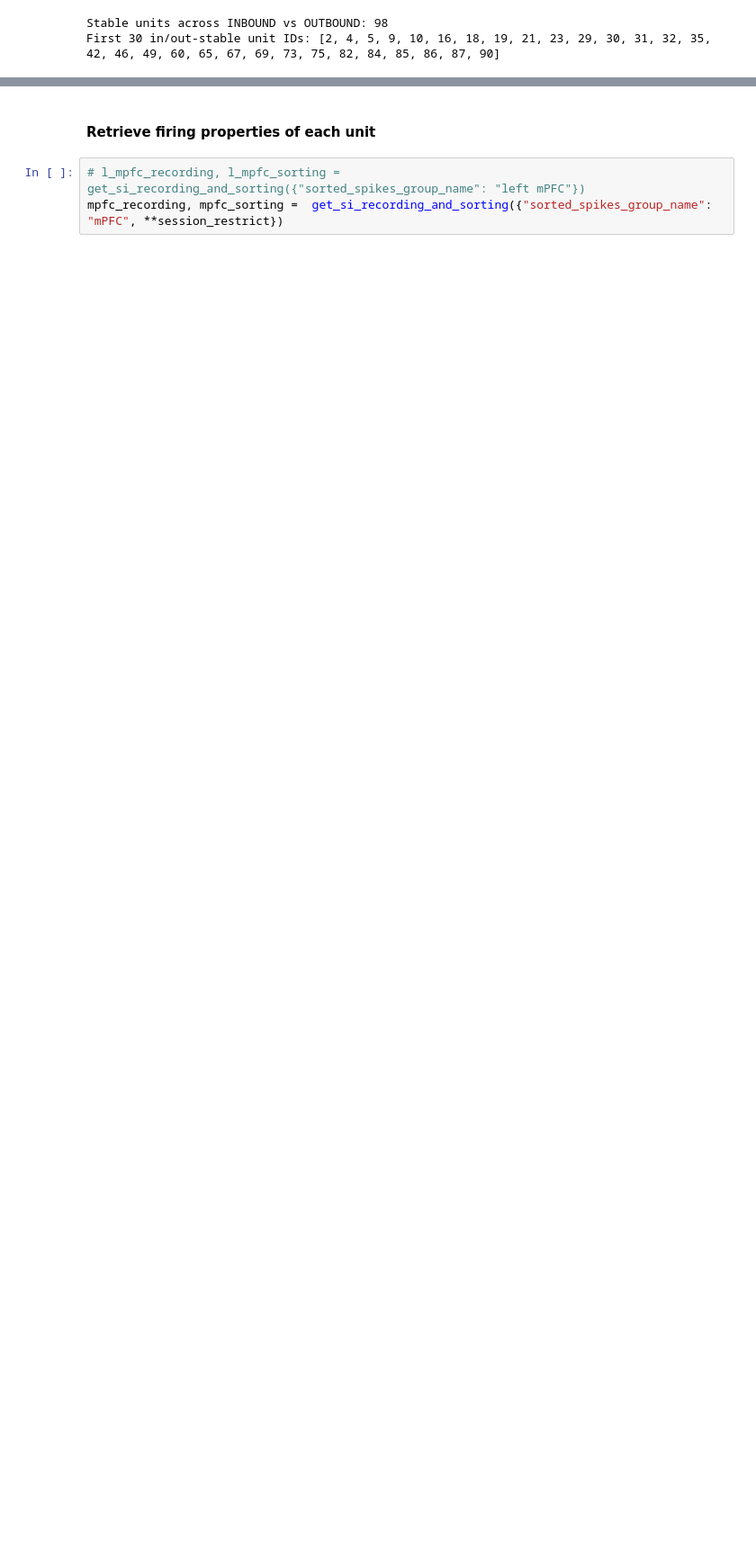
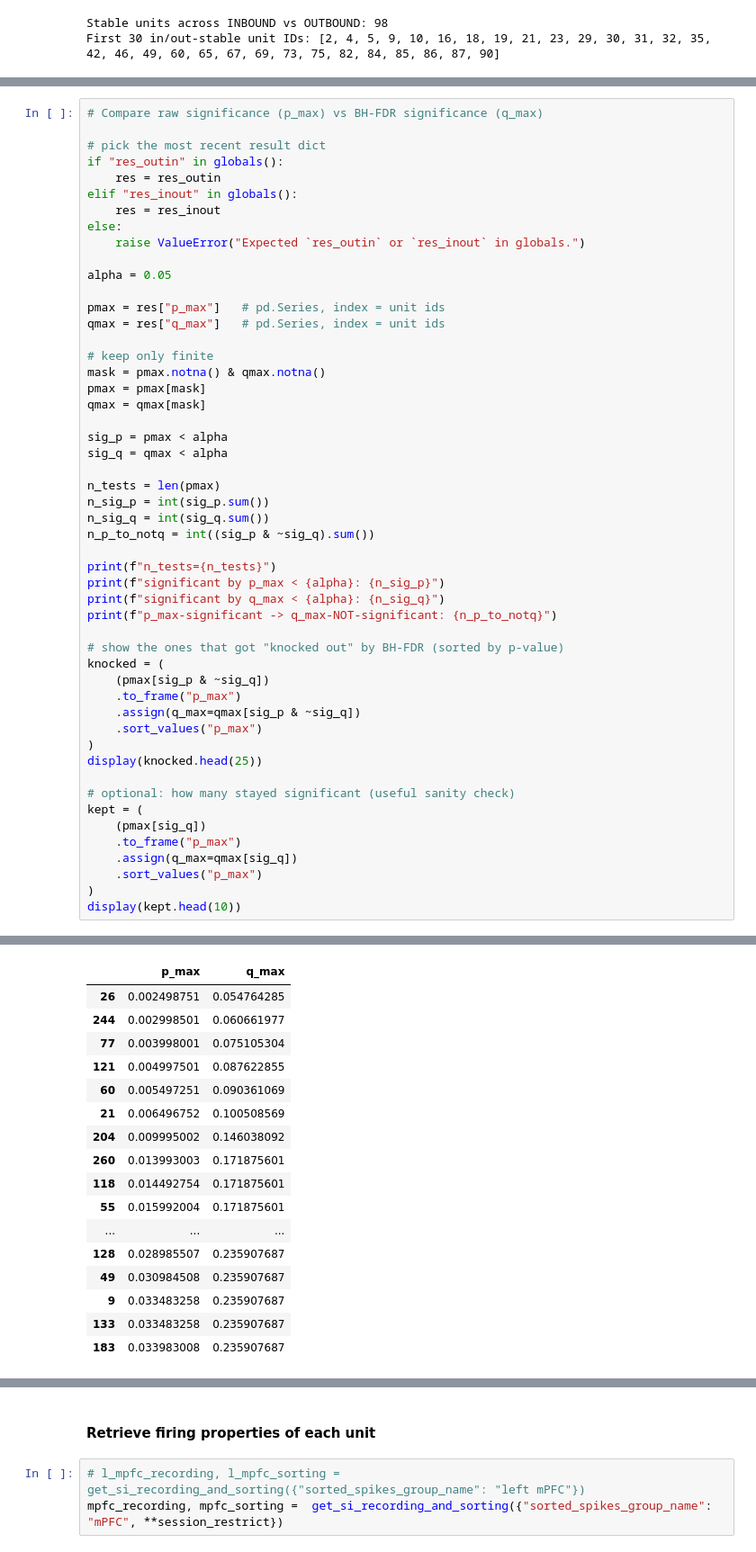
Before and after one commit to anirudh073/pfc-movement-analysis, a Jupyter notebook: notebooks/unit_tuning.ipynb, the cells around one changed output, grey strips where cells are left out. Shown at 90% size. Saved outputs shown, nothing was run; the diff lists cells and outputs as text; blank space fills up the shorter version.

```diff
--- a/notebooks/unit_tuning.ipynb
+++ b/notebooks/unit_tuning.ipynb
@@ -3856,0 +4312,52 @@ print("Example significant unit ids:", sig_units[:20])
+# %%
+# Compare raw significance (p_max) vs BH-FDR significance (q_max)
+
+# pick the most recent result dict
+if "res_outin" in globals():
+    res = res_outin
+elif "res_inout" in globals():
+    res = res_inout
+else:
+    raise ValueError("Expected `res_outin` or `res_inout` in globals.")
+
+alpha = 0.05
+
+pmax = res["p_max"]   # pd.Series, index = unit ids
+qmax = res["q_max"]   # pd.Series, index = unit ids
+
+# keep only finite
+mask = pmax.notna() & qmax.notna()
+pmax = pmax[mask]
+qmax = qmax[mask]
+
+sig_p = pmax < alpha
+sig_q = qmax < alpha
+
+n_tests = len(pmax)
+n_sig_p = int(sig_p.sum())
+n_sig_q = int(sig_q.sum())
+n_p_to_notq = int((sig_p & ~sig_q).sum())
+
+print(f"n_tests={n_tests}")
+print(f"significant by p_max < {alpha}: {n_sig_p}")
+print(f"significant by q_max < {alpha}: {n_sig_q}")
+print(f"p_max-significant -> q_max-NOT-significant: {n_p_to_notq}")
+
+# show the ones that got "knocked out" by BH-FDR (sorted by p-value)
+knocked = (
+    (pmax[sig_p & ~sig_q])
+    .to_frame("p_max")
+    .assign(q_max=qmax[sig_p & ~sig_q])
+    .sort_values("p_max")
+)
+display(knocked.head(25))
+
+# optional: how many stayed significant (useful sanity check)
+kept = (
+    (pmax[sig_q])
+    .to_frame("p_max")
+    .assign(q_max=qmax[sig_q])
+    .sort_values("p_max")
+)
+display(kept.head(10))
+# %% [output]
@@ -3856,0 +4368,17 @@ print("Example significant unit ids:", sig_units[:20])
+|  | p_max | q_max |
+| 26 | 0.002498751 | 0.054764285 |
+| 244 | 0.002998501 | 0.060661977 |
+| 77 | 0.003998001 | 0.075105304 |
+| 121 | 0.004997501 | 0.087622855 |
+| 60 | 0.005497251 | 0.090361069 |
+| 21 | 0.006496752 | 0.100508569 |
+| 204 | 0.009995002 | 0.146038092 |
+| 260 | 0.013993003 | 0.171875601 |
+| 118 | 0.014492754 | 0.171875601 |
+| 55 | 0.015992004 | 0.171875601 |
+| ... | ... | ... |
+| 128 | 0.028985507 | 0.235907687 |
+| 49 | 0.030984508 | 0.235907687 |
+| 9 | 0.033483258 | 0.235907687 |
+| 133 | 0.033483258 | 0.235907687 |
+| 183 | 0.033983008 | 0.235907687 |
```
Also changed, not shown: parts of 13 cells of this notebook.
